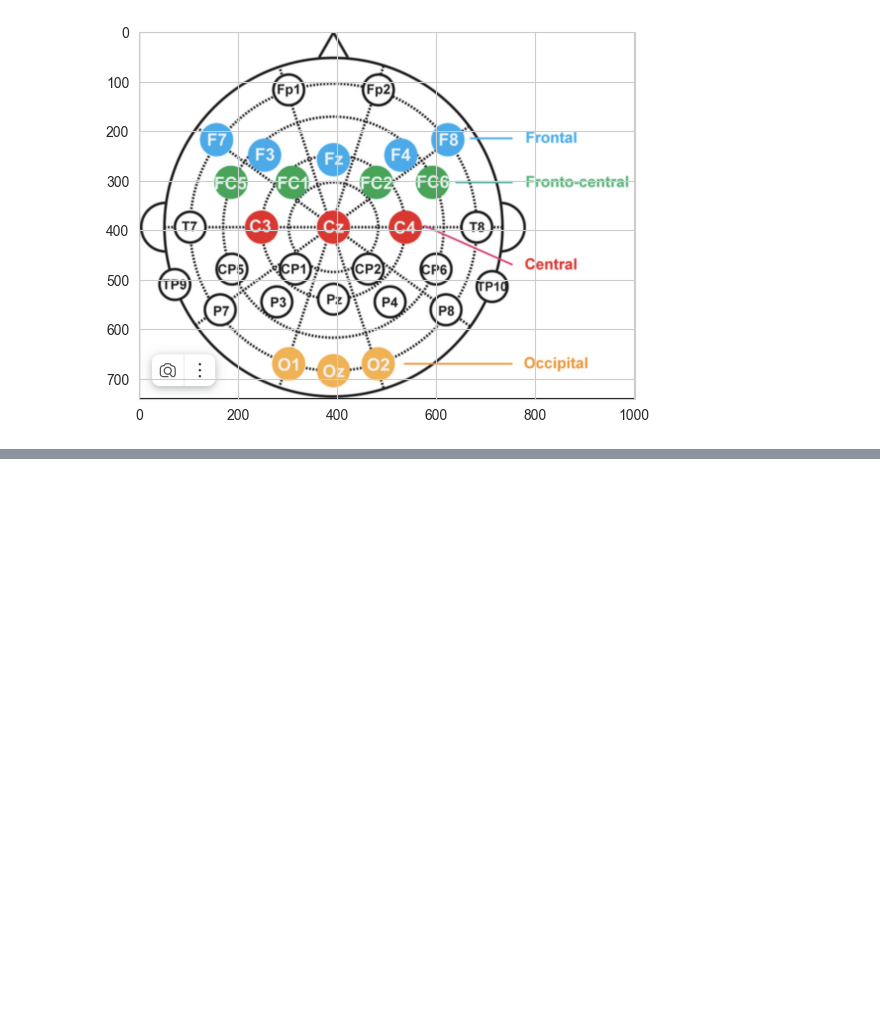
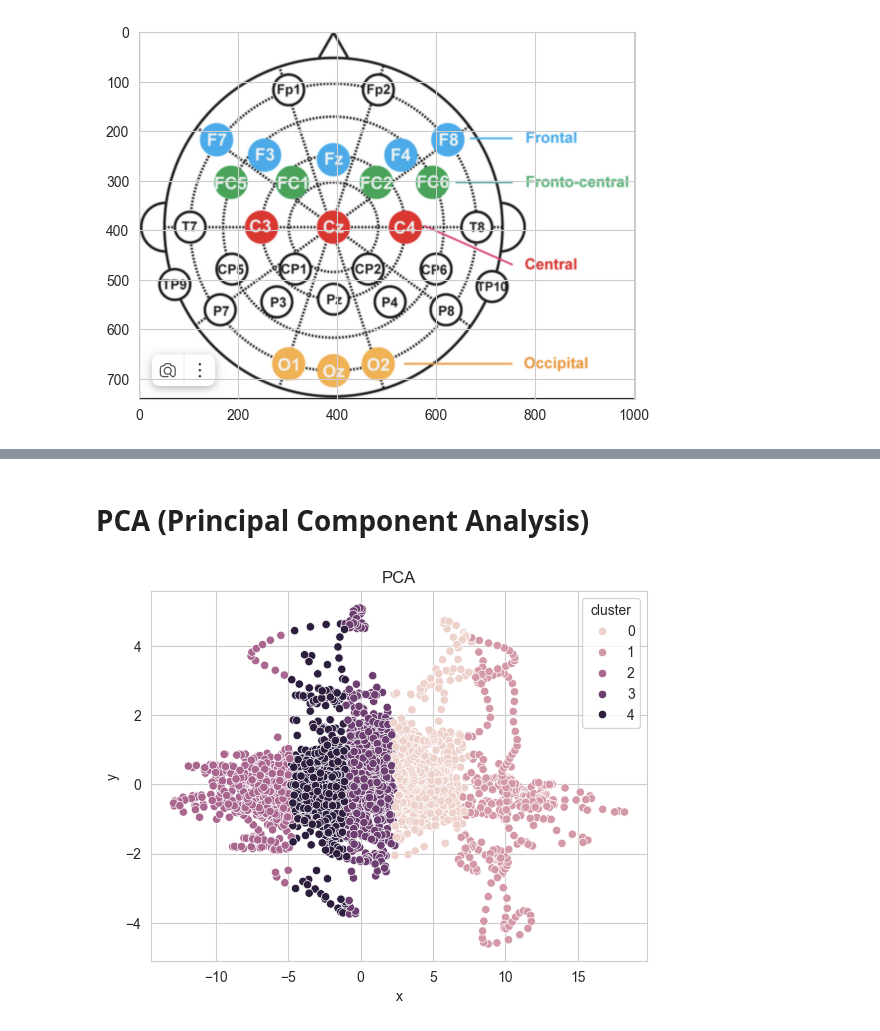
Before and after one commit to VakhromeevaKate/parkinson-disease-eeg, a Jupyter notebook: ParkinsonEEGDetection.ipynb, the cells around one changed output, grey strips where cells are left out. Cells and saved outputs as stored; diff of their text form; code cells hidden in the pictures; blank space fills up the shorter version.

```diff
--- a/ParkinsonEEGDetection.ipynb
+++ b/ParkinsonEEGDetection.ipynb
@@ -107,3 +107,8 @@ df.head()
 | 3 | 3.0 | 0.9828 | 7.1260 | 13.3027 | 4.8078 | 6.3692 | 2.8790 | 5.4338 | -1.4267 | 2.3566 | ... | ... |
 | 4 | 4.0 | 2.7657 | 9.8543 | 11.0732 | 0.6451 | 5.0696 | 1.6416 | 4.5748 | -2.1330 | 2.9664 | ... | ... |
 5 rows × 26 columns
+# %%
+path = '/Users/evakhromeeva/Projects/parkinson-disease-eeg/data/preprocessed/'
+
+df = pd.read_csv(path + 'EEG.csv')
+df.head()
@@ -201,0 +323,9 @@ plt.show()
+# %%
+scaler = StandardScaler()
+waves_df = pd.DataFrame(data = scaler.fit_transform(new_df), columns = new_df.columns)
+
+kmeans = KMeans(n_clusters = 5)
+cluster = kmeans.fit_predict(waves_df)
+
+#__SNB_DisplayTable(waves_df)
+waves_df.head()
@@ -201,0 +349,19 @@ plt.show()
+# %% [markdown]
+# PCA (Principal Component Analysis)
+# %%
+from sklearn.decomposition import PCA
+import seaborn as sns
+import matplotlib.pyplot as plt
+
+pca2D = PCA(n_components=2)
+#dimensions
+pca_2D = pca2D.fit_transform(waves_df)
+pca2D_df = pd.DataFrame(data = pca_2D, columns = ['x', 'y'])
+
+pca2D_df['cluster'] = cluster
+
+sns.scatterplot(x='x', y='y', hue='cluster', data=pca2D_df)
+plt.title("PCA")
+plt.show()
+# %% [output]
+[figure, added]
```
Also changed, not shown: parts of 32 cells of this notebook, 3 other files.
